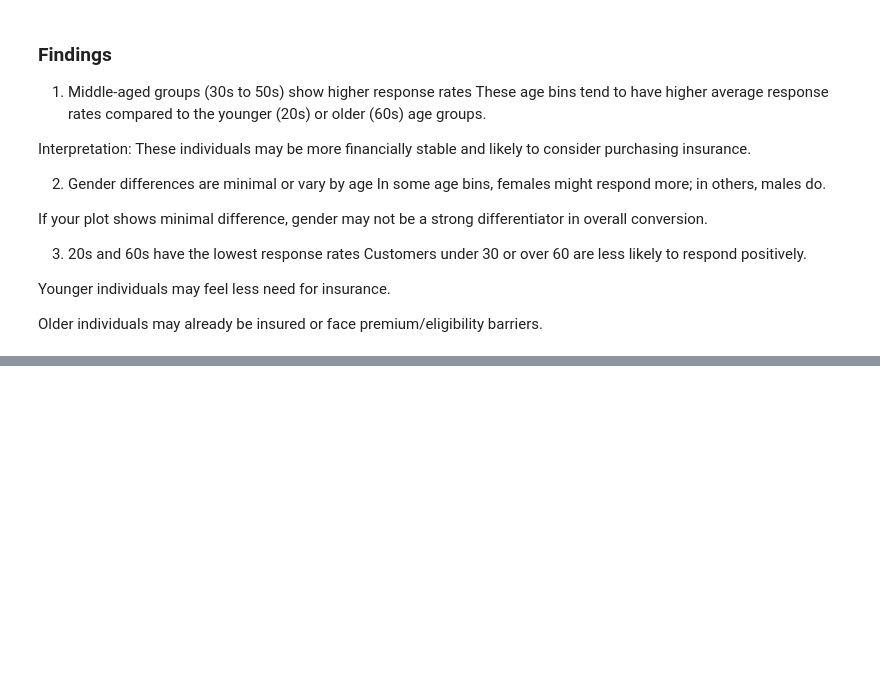
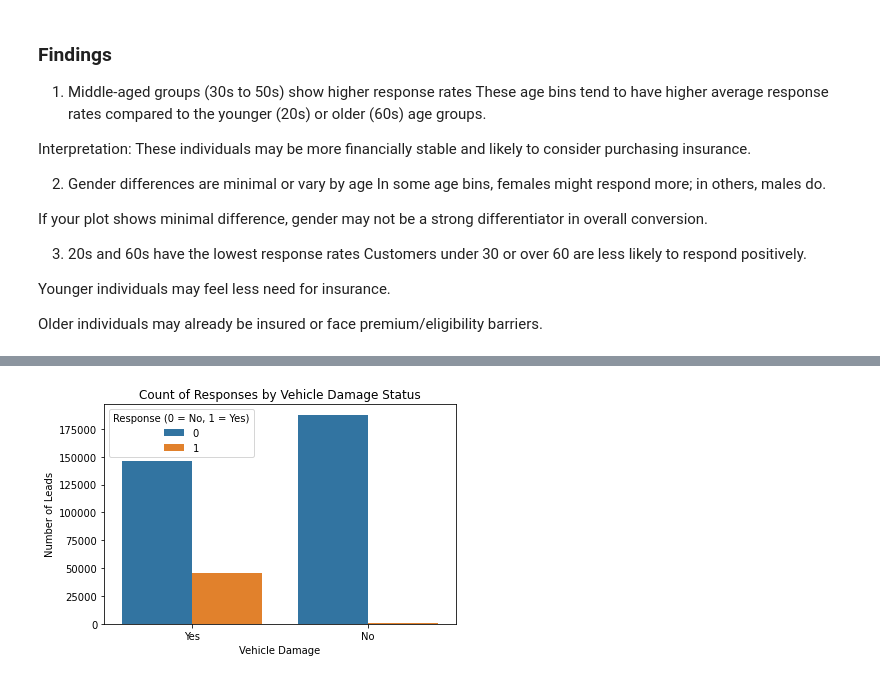
Before and after one commit to samkemboi12/Insurance-Cross-Sell-Prediction, a Jupyter notebook: Untitled.ipynb, the cells around one changed output, grey strips where cells are left out. Drawn from its saved outputs; the diff is of its cells as text; code cells hidden in the pictures; blank space fills up the shorter version.

```diff
--- a/Untitled.ipynb
+++ b/Untitled.ipynb
@@ -338,0 +403,18 @@ plt.show()
+# %%
+import pandas as pd
+import seaborn as sns
+import matplotlib.pyplot as plt
+
+# Optional: convert Vehicle_Damage to string for clearer labels (if numeric)
+df['Vehicle_Damage'] = df['Vehicle_Damage'].map({1: 'Yes', 0: 'No'}) if df['Vehicle_Damage'].dtype != 'O' else df['Vehicle_Damage']
+
+plt.figure(figsize=(6, 4))
+sns.countplot(data=df, x='Vehicle_Damage', hue='Response')
+plt.title('Count of Responses by Vehicle Damage Status')
+plt.xlabel('Vehicle Damage')
+plt.ylabel('Number of Leads')
+plt.legend(title='Response (0 = No, 1 = Yes)')
+plt.tight_layout()
+plt.show()
+# %% [output]
+[figure, added]
```
Also changed, not shown: parts of 48 cells of this notebook.
